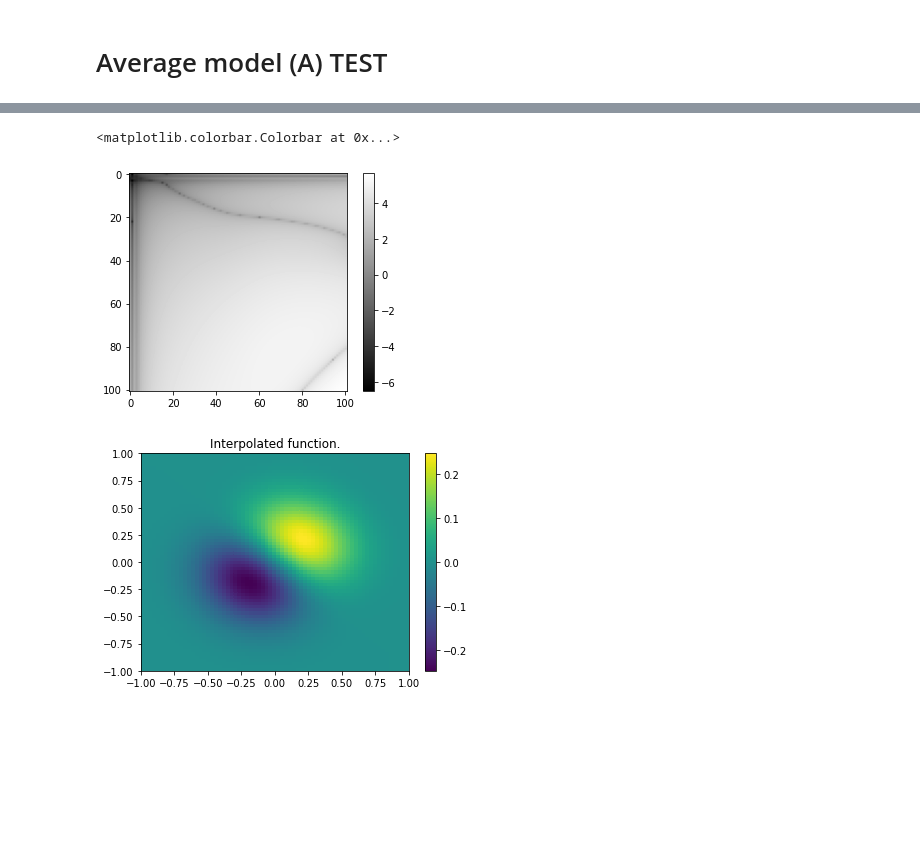
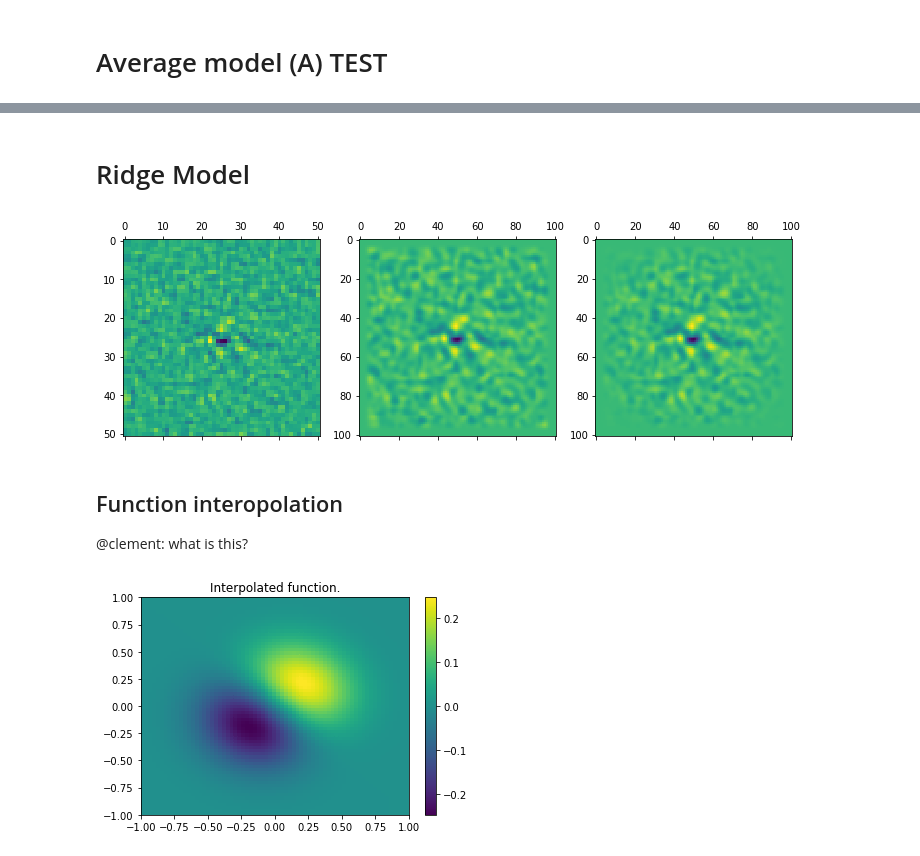
Before and after one commit to pierreglaser/templatematching-mva, a Jupyter notebook: notebooks/train.ipynb, the cells around one changed output, grey strips where cells are left out. Cells and saved outputs as stored; diff of their text form; code cells hidden in the pictures; blank space fills up the shorter version.

Commit message:
udpate notebook to use templatematching

```diff
--- a/notebooks/train.ipynb
+++ b/notebooks/train.ipynb
@@ -404,9 +50,22 @@ temp = np.array([[template(x,y) for x in X] for y in Y])
-# %%
-plt.imshow(np.log10(np.abs(temp.reshape(101, 101))), cmap='gray')
-plt.colorbar()
-# %% [output]
-<matplotlib.colorbar.Colorbar at 0x...>
-[figure, removed]
+# %% [markdown]
+# Ridge Model
+# %%
+from templatematching.models import R2Ridge
+clf = R2Ridge(template_shape=(51, 51), mu=1e7, spline_order=3)
+clf.fit(X=patches, y=labels)
+# %%
+final_template = clf.reconstruct_template()
+mask = make_template_mass(int(patches.shape[1]/2))
+
+f, (ax1, ax2, ax3) = plt.subplots(ncols=3, figsize=(12, 4))
+ax1.matshow(clf.spline_coef.reshape(51, 51))
+ax2.matshow(final_template);
+ax3.matshow(mask * final_template);
+# %% [output]
+[figure, added]
+# %% [markdown]
+## Function interopolation
+@clement: what is this?
 # %%
 from scipy.interpolate import bisplrep
 from scipy.interpolate import bisplev
```
Also changed, not shown: parts of 39 cells of this notebook, 4 other files.
